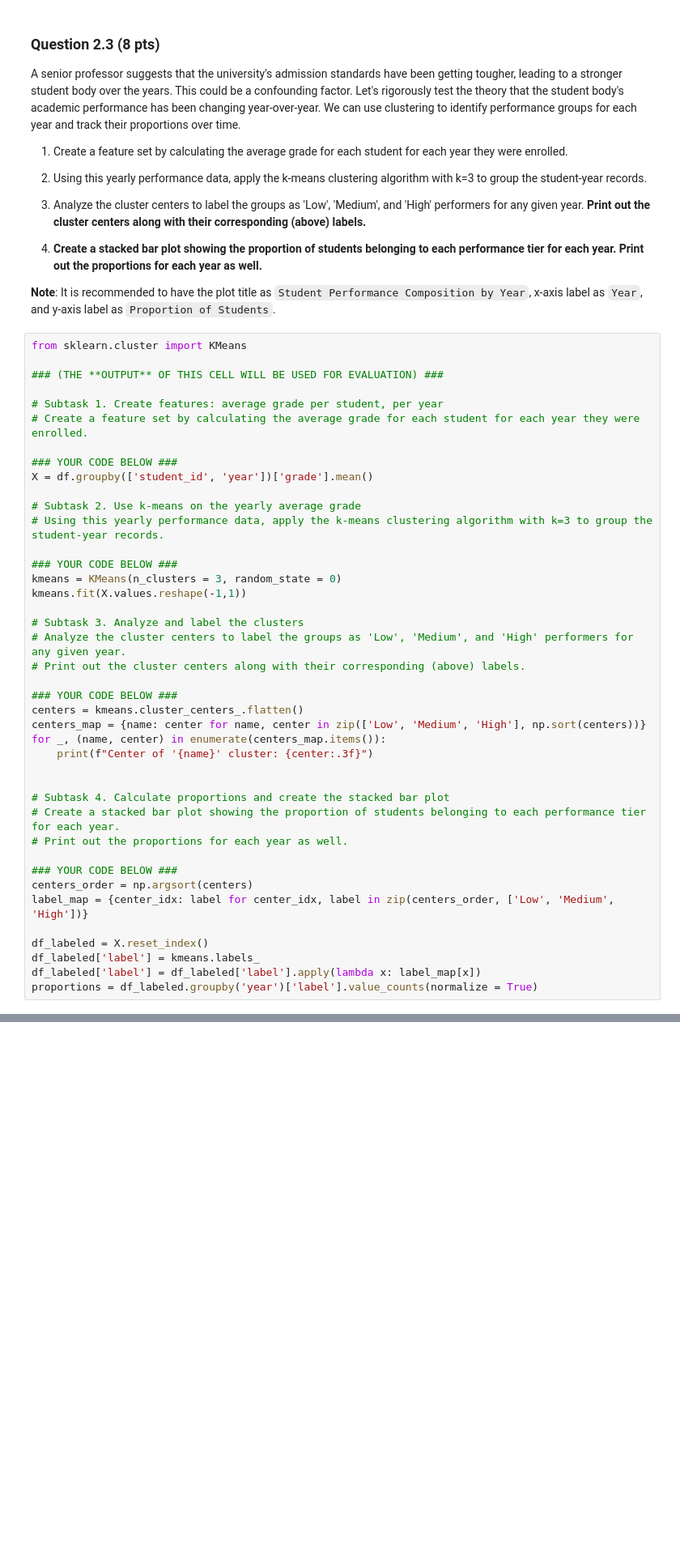
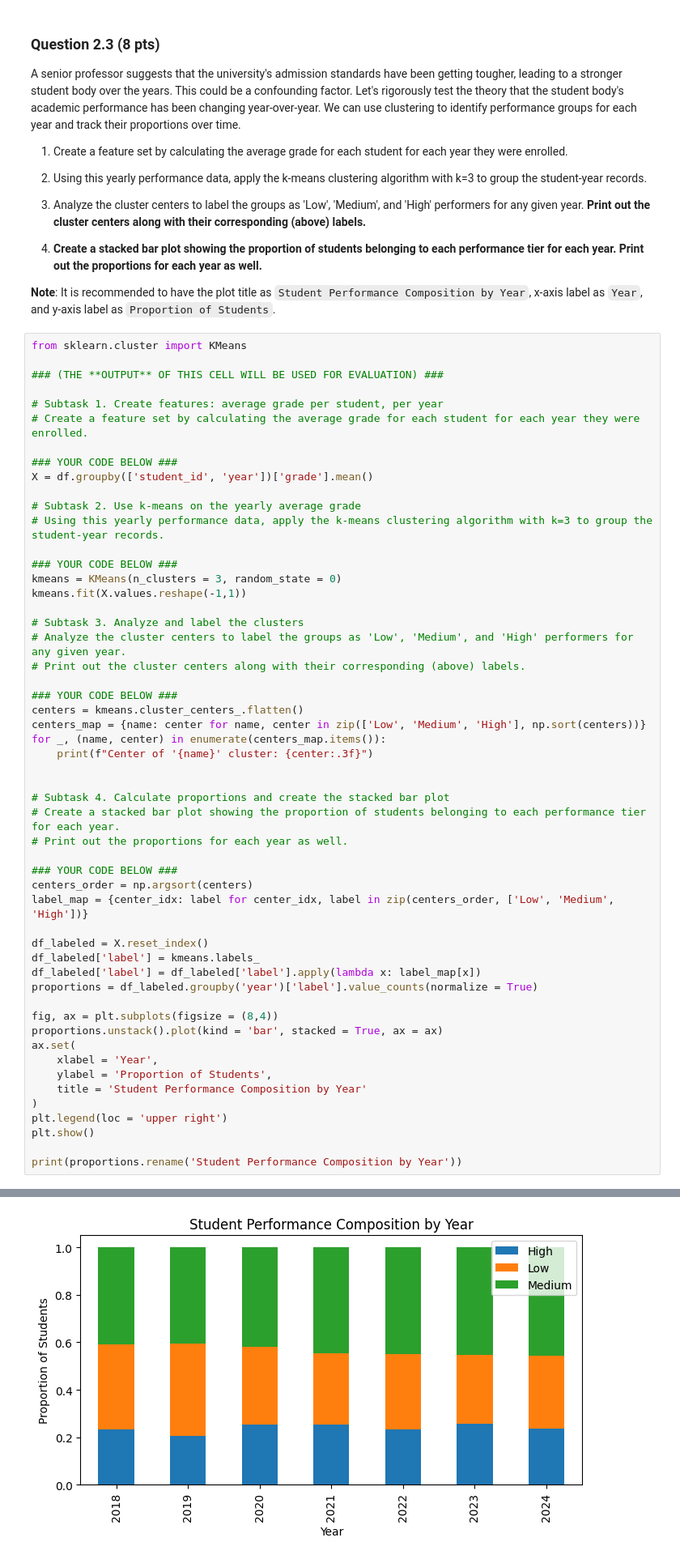
Before and after one commit to dbrantsc-8/Ada_2025, a Jupyter notebook: Homework/02_PROJECT_CHEATING_SCANDAL/2025_HW2.ipynb, the cells around one changed output, grey strips where cells are left out. Shown at 81% size. Drawn from its saved outputs; the diff is of its cells as text; blank space fills up the shorter version.

```diff
--- a/Homework/02_PROJECT_CHEATING_SCANDAL/2025_HW2.ipynb
+++ b/Homework/02_PROJECT_CHEATING_SCANDAL/2025_HW2.ipynb
@@ -312,30 +307,43 @@ X = df.groupby(['student_id', 'year'])['grade'].mean()
 kmeans = KMeans(n_clusters = 3, random_state = 0)
 kmeans.fit(X.values.reshape(-1,1))
 
 # Subtask 3. Analyze and label the clusters
 # Analyze the cluster centers to label the groups as 'Low', 'Medium', and 'High' performers for any given year.
 # Print out the cluster centers along with their corresponding (above) labels.
 
 ### YOUR CODE BELOW ###
 centers = kmeans.cluster_centers_.flatten()
 centers_map = {name: center for name, center in zip(['Low', 'Medium', 'High'], np.sort(centers))}
 for _, (name, center) in enumerate(centers_map.items()):
     print(f"Center of '{name}' cluster: {center:.3f}")
 
 
 # Subtask 4. Calculate proportions and create the stacked bar plot
 # Create a stacked bar plot showing the proportion of students belonging to each performance tier for each year.
 # Print out the proportions for each year as well.
 
 ### YOUR CODE BELOW ###
 centers_order = np.argsort(centers)
 label_map = {center_idx: label for center_idx, label in zip(centers_order, ['Low', 'Medium', 'High'])}
 
 df_labeled = X.reset_index()
 df_labeled['label'] = kmeans.labels_
 df_labeled['label'] = df_labeled['label'].apply(lambda x: label_map[x])
 proportions = df_labeled.groupby('year')['label'].value_counts(normalize = True)
+
+fig, ax = plt.subplots(figsize = (8,4))
+proportions.unstack().plot(kind = 'bar', stacked = True, ax = ax)
+ax.set(
+    xlabel = 'Year',
+    ylabel = 'Proportion of Students',
+    title = 'Student Performance Composition by Year'
+)
+plt.legend(loc = 'upper right')
+plt.show()
+
+print(proportions.rename('Student Performance Composition by Year'))
 # %% [output]
 Center of 'Low' cluster: 4.200
 Center of 'Medium' cluster: 5.406
 Center of 'High' cluster: 6.614
+[figure, added]
```
Also changed, not shown: parts of 4 cells of this notebook.
